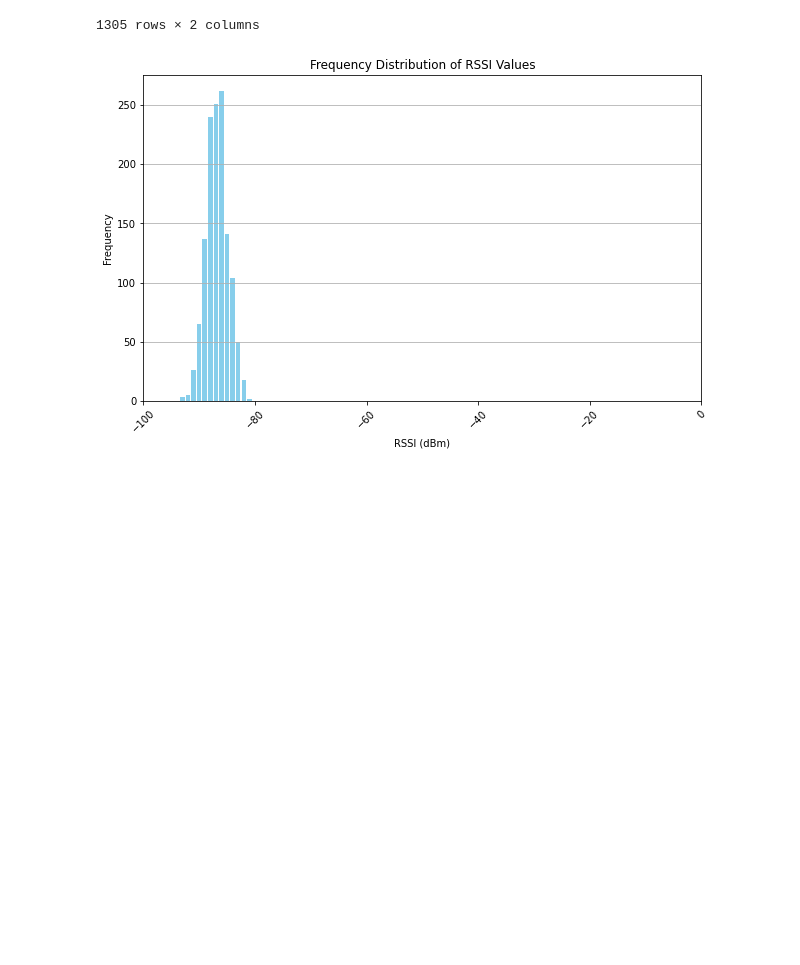
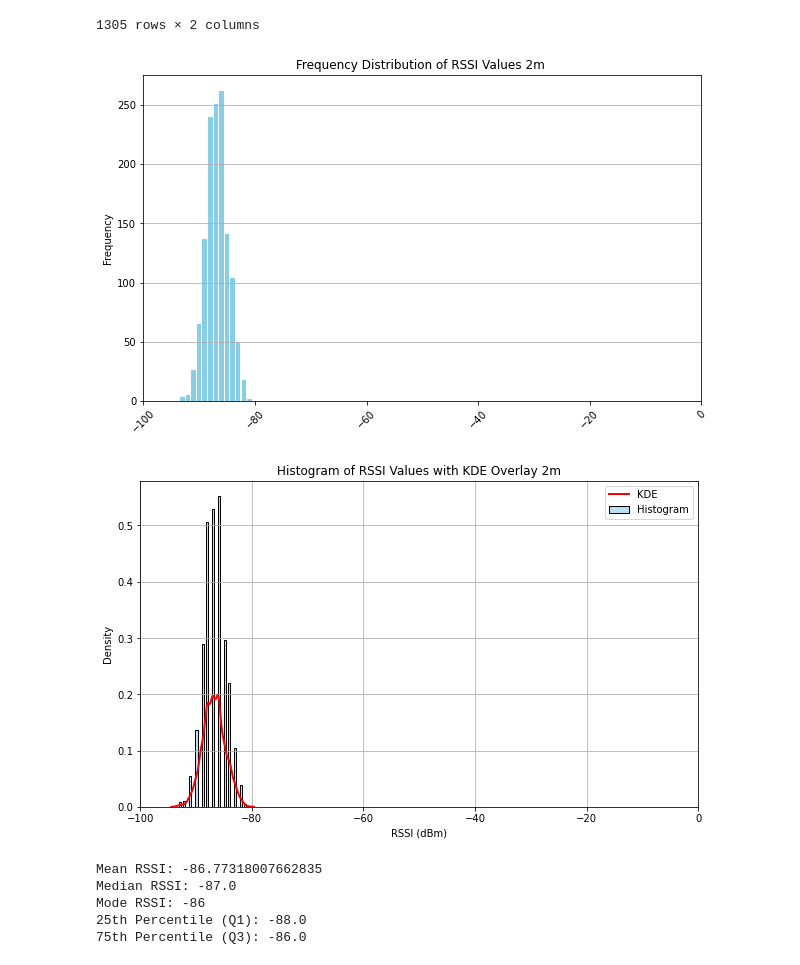
Before and after one commit to RandallCher/FYP, a Jupyter notebook: 1m2mDataCollection.ipynb, the cells around one changed output. Saved outputs shown, nothing was run; the diff lists cells and outputs as text; code cells hidden in the pictures; blank space fills up the shorter version.

```diff
--- a/1m2mDataCollection.ipynb
+++ b/1m2mDataCollection.ipynb
@@ -190,17 +197,55 @@ df
 # %%
 rssi_counts = df['RSSI'].value_counts().sort_index()
 
 # Plot the frequency distribution as a bar plot
 plt.figure(figsize=(10, 6))
 plt.bar(rssi_counts.index, rssi_counts.values, color='skyblue')
 plt.xlim(-100, -0)
-plt.xlabel('RSSI (dBm)')
 plt.ylabel('Frequency')
-plt.title('Frequency Distribution of RSSI Values')
+plt.title('Frequency Distribution of RSSI Values 2m ')
 plt.xticks(rotation=45)  # Rotate x-axis labels for better readability
 plt.grid(axis='y')
-
 # Show the plot
 plt.show()
+
+rssi_values = df['RSSI']
+
+# Set up the plot
+plt.figure(figsize=(10, 6))
+
+# Plot the histogram
+sns.histplot(rssi_values, kde=False, color='skyblue', stat='density', label='Histogram', alpha=0.6)
+# Overlay the KDE
+sns.kdeplot(rssi_values, color='red', label='KDE', linewidth=2)
+
+# Final plot settings
+plt.xlabel('RSSI (dBm)')
+plt.ylabel('Density')
+plt.title('Histogram of RSSI Values with KDE Overlay 2m')
+plt.legend()
+plt.grid()
+plt.xlim(-100, 0)  # Adjust based on your data range
+plt.show()
 # %% [output]
-[figure, old version]
+[figure, new version]
+[figure, added]
+# %%
+mean_rssi = np.mean(rssi_values)
+median_rssi = np.median(rssi_values)
+mode_rssi = rssi_values.mode()[0]
+
+# Finding the 25th and 75th percentiles
+q1_rssi = np.percentile(rssi_values, 25)
+q3_rssi = np.percentile(rssi_values, 75)
+
+print("Mean RSSI:", mean_rssi)
+print("Median RSSI:", median_rssi)
+print("Mode RSSI:", mode_rssi)
+print("25th Percentile (Q1):", q1_rssi)
+print("75th Percentile (Q3):", q3_rssi)
+# %% [output]
+Mean RSSI: -86.77318007662835
+Median RSSI: -87.0
+Mode RSSI: -86
+25th Percentile (Q1): -88.0
+75th Percentile (Q3): -86.0
```
Also changed, not shown: parts of 4 cells of this notebook, 5 other files.
